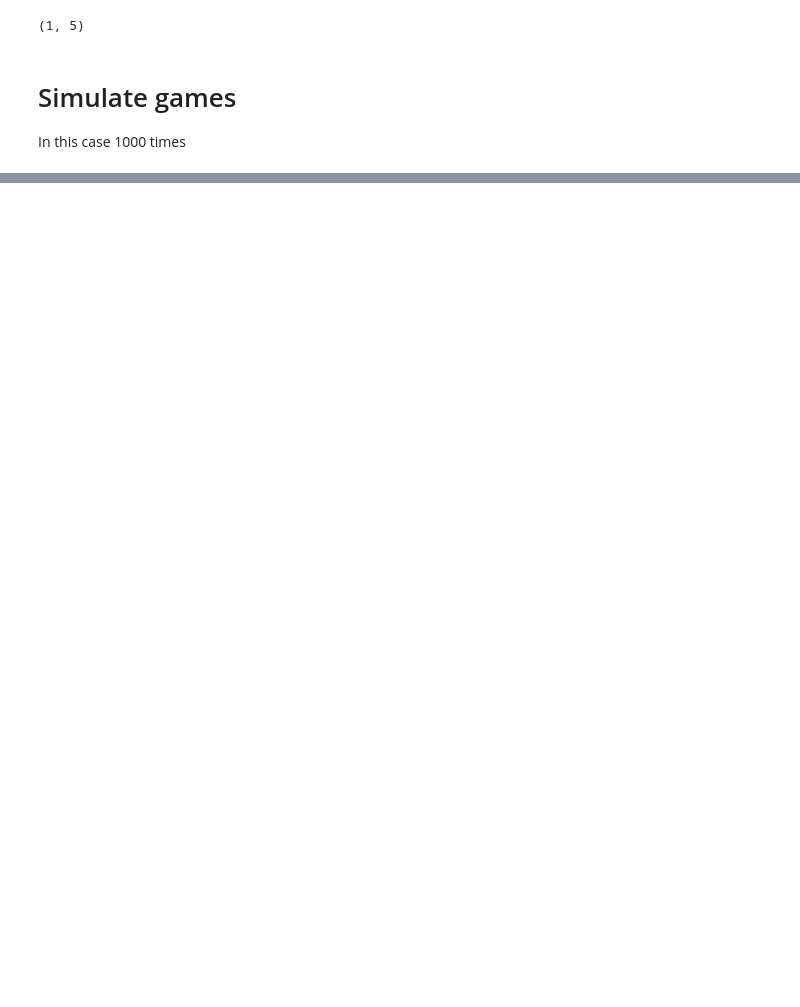
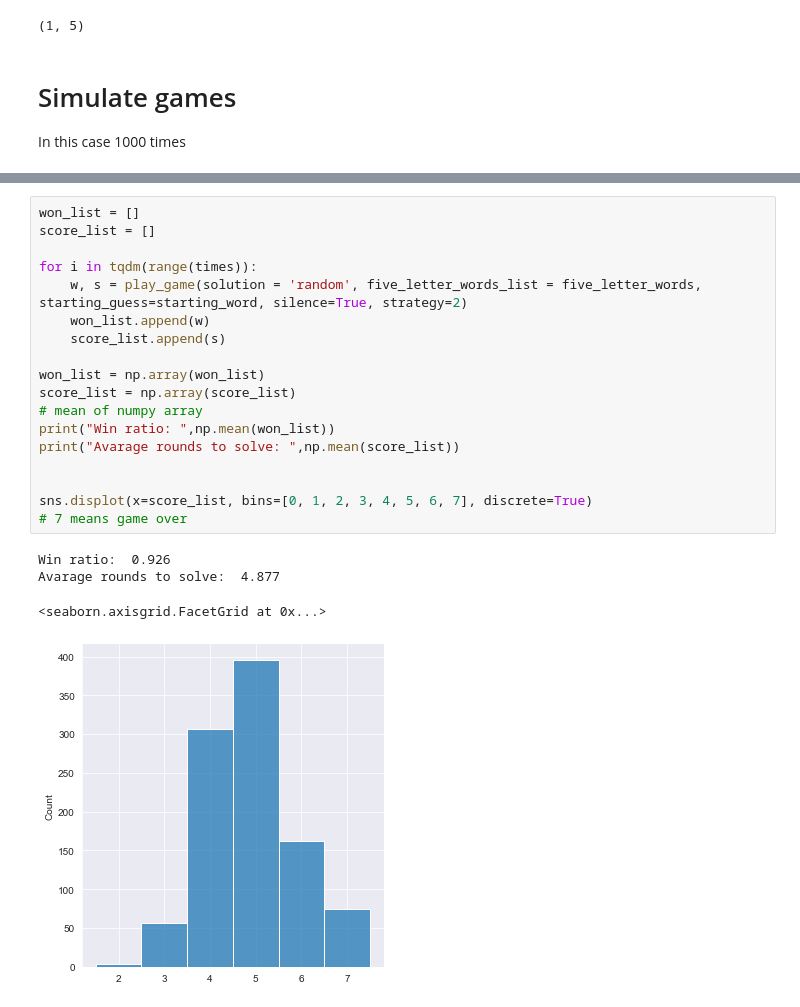
Before and after one commit to krinya/wordl_play, a Jupyter notebook: 01_start.ipynb, the cells around one changed output, grey strips where cells are left out. Cells and saved outputs as stored; diff of their text form; blank space fills up the shorter version.

```diff
--- a/01_start.ipynb
+++ b/01_start.ipynb
@@ -391,0 +495,23 @@ sns.displot(x=score_list, bins=[0, 1, 2, 3, 4, 5, 6, 7], discrete=True)
+# %%
+won_list = []
+score_list = []
+
+for i in tqdm(range(times)):
+    w, s = play_game(solution = 'random', five_letter_words_list = five_letter_words, starting_guess=starting_word, silence=True, strategy=2)
+    won_list.append(w)
+    score_list.append(s)
+
+won_list = np.array(won_list)
+score_list = np.array(score_list)
+# mean of numpy array
+print("Win ratio: ",np.mean(won_list))
+print("Avarage rounds to solve: ",np.mean(score_list))
+
+
+sns.displot(x=score_list, bins=[0, 1, 2, 3, 4, 5, 6, 7], discrete=True)
+# 7 means game over
+# %% [output]
+Win ratio:  0.926
+Avarage rounds to solve:  4.877
+<seaborn.axisgrid.FacetGrid at 0x...>
+[figure, added]
```
Also changed, not shown: parts of 14 cells of this notebook.
